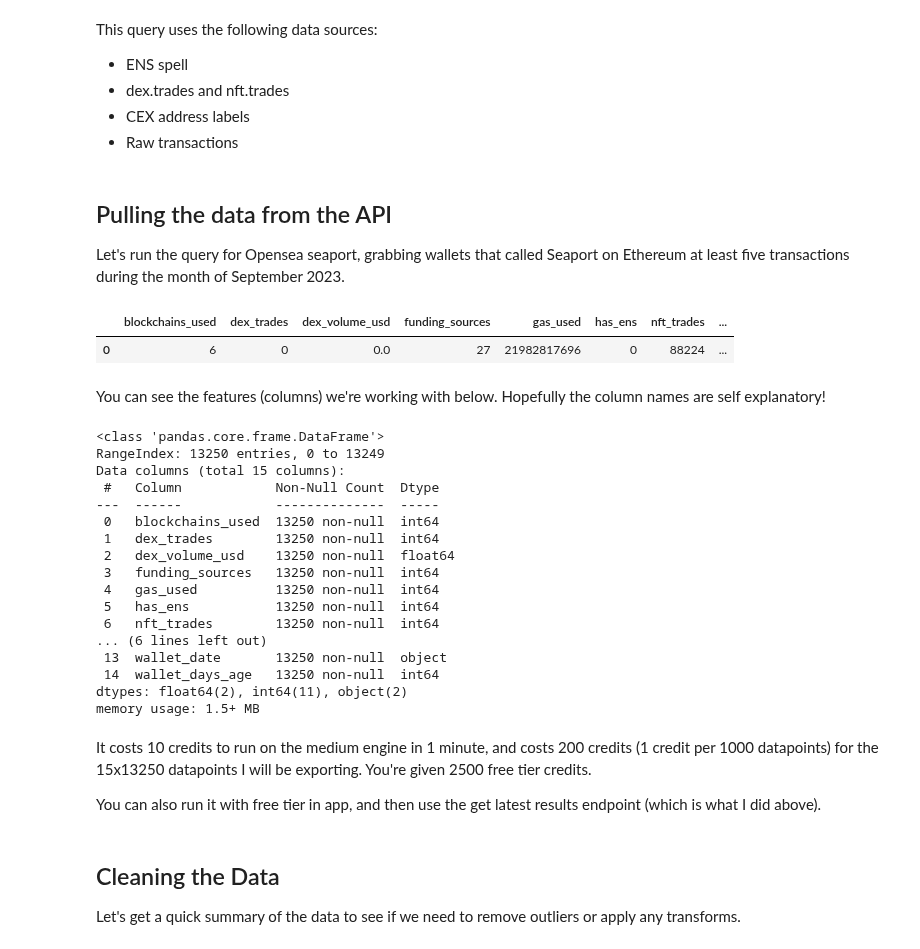
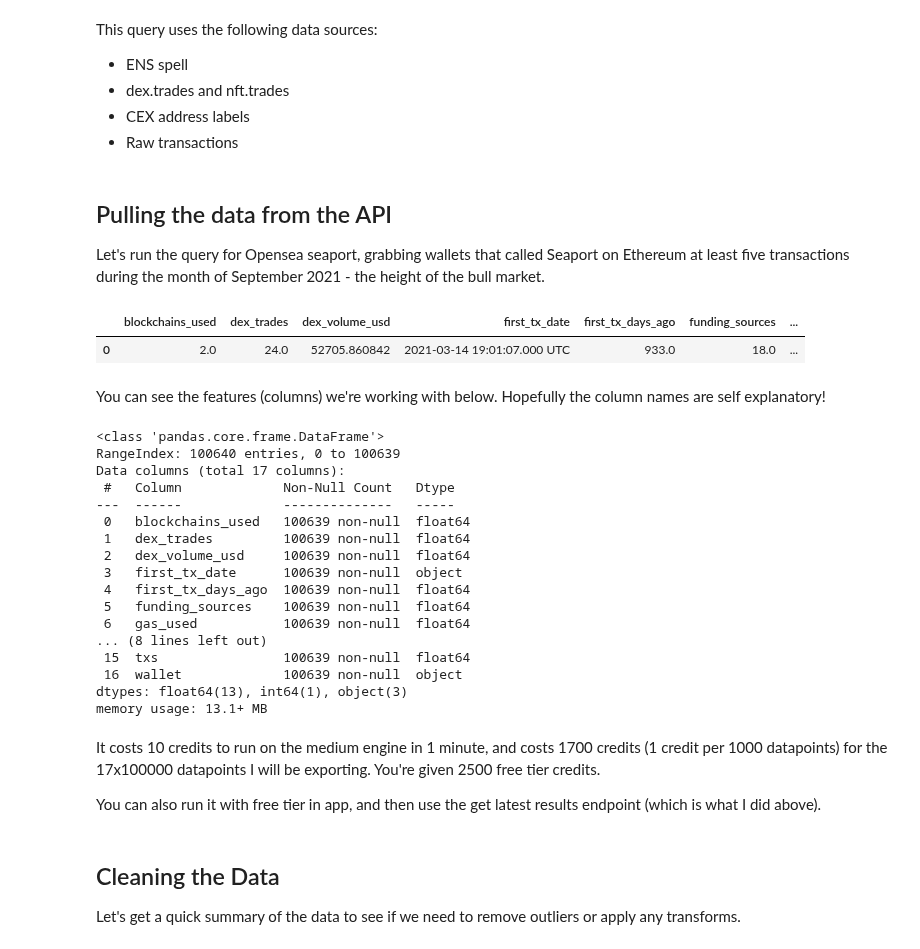
Before and after one commit to duneanalytics/dune-client, a Jupyter notebook: examples/Protocol and Chain Wallet Clustering.ipynb, the cells around one changed output. Drawn from its saved outputs; the diff is of its cells as text; code cells hidden in the pictures.

```diff
--- a/examples/Protocol and Chain Wallet Clustering.ipynb
+++ b/examples/Protocol and Chain Wallet Clustering.ipynb
@@ -21,66 +21,66 @@ This query uses the following data sources:
 # %% [markdown]
 ## Pulling the data from the API
 
-Let's run the query for Opensea seaport, grabbing wallets that called Seaport on Ethereum at least five transactions during the month of September 2023.
+Let's run the query for Opensea seaport, grabbing wallets that called Seaport on Ethereum at least five transactions during the month of September 2021 - the height of the bull market.
 # %%
 import warnings
 warnings.filterwarnings("ignore")
 
 from dune_client.types import QueryParameter
 from dune_client.client import DuneClient
 from dune_client.query import QueryBase
 
 from dotenv import load_dotenv
 import pandas as pd
 import numpy as np
 
 #you should use a .env file for your api key
 load_dotenv()
 dune = DuneClient.from_env()
 
 #putting in our parameters
 query = QueryBase(
     query_id=3070841,
     params=[
         QueryParameter.text_type(name="blockchain", value="ethereum"),
         QueryParameter.number_type(name="minimum calls", value=5),
-        QueryParameter.date_type(name="month", value="2023-09-01 00:00:00"),
+        QueryParameter.date_type(name="month", value="2021-09-01 00:00:00"),
     ],
 )
 
 dune = DuneClient.from_env()
 # results = dune.run_query(query) #does a fresh run of the query, default is on medium engine.
 
-results = dune.get_latest_result(3070841, max_age_hours=8) #use this to get results from the last run, instead of re-running it
+results = dune.get_latest_result(query, max_age_hours=8) #use this to get results from the last run, instead of re-running it
 query_result = pd.DataFrame(results.result.rows)
 query_result.head(1)
 # %% [output]
-|  | blockchains_used | dex_trades | dex_volume_usd | funding_sources | gas_used | has_ens | nft_trades | ... |
-| 0 | 6 | 0 | 0.0 | 27 | 21982817696 | 0 | 88224 | ... |
+|  | blockchains_used | dex_trades | dex_volume_usd | first_tx_date | first_tx_days_ago | funding_sources | ... |
+| 0 | 2.0 | 24.0 | 52705.860842 | 2021-03-14 19:01:07.000 UTC | 933.0 | 18.0 | ... |
 # %% [markdown]
 You can see the features (columns) we're working with below. Hopefully the column names are self explanatory!
 # %%
 query_result.info()
 # %% [output]
 <class 'pandas.core.frame.DataFrame'>
-RangeIndex: 13250 entries, 0 to 13249
-Data columns (total 15 columns):
- #   Column            Non-Null Count  Dtype
----  ------            --------------  -----
- 0   blockchains_used  13250 non-null  int64
- 1   dex_trades        13250 non-null  int64
- 2   dex_volume_usd    13250 non-null  float64
- 3   funding_sources   13250 non-null  int64
- 4   gas_used          13250 non-null  int64
- 5   has_ens           13250 non-null  int64
- 6   nft_trades        13250 non-null  int64
-... (6 lines left out)
- 13  wallet_date       13250 non-null  object
- 14  wallet_days_age   13250 non-null  int64
-dtypes: float64(2), int64(11), object(2)
-memory usage: 1.5+ MB
+RangeIndex: 100640 entries, 0 to 100639
+Data columns (total 17 columns):
+ #   Column             Non-Null Count   Dtype
+---  ------             --------------   -----
+ 0   blockchains_used   100639 non-null  float64
+ 1   dex_trades         100639 non-null  float64
+ 2   dex_volume_usd     100639 non-null  float64
+ 3   first_tx_date      100639 non-null  object
+ 4   first_tx_days_ago  100639 non-null  float64
+ 5   funding_sources    100639 non-null  float64
+ 6   gas_used           100639 non-null  float64
+... (8 lines left out)
+ 15  txs                100639 non-null  float64
+ 16  wallet             100639 non-null  object
+dtypes: float64(13), int64(1), object(3)
+memory usage: 13.1+ MB
 # %% [markdown]
-It costs 10 credits to run on the medium engine in 1 minute, and costs 200 credits (1 credit per 1000 datapoints) for the 15x13250 datapoints I will be exporting. You're given 2500 free tier credits.
+It costs 10 credits to run on the medium engine in 1 minute, and costs 1700 credits (1 credit per 1000 datapoints) for the 17x100000 datapoints I will be exporting. You're given 2500 free tier credits.
 
 You can also run it with free tier in app, and then use the get latest results endpoint (which is what I did above).
 # %% [markdown]
```
Also changed, not shown: parts of 8 cells of this notebook.
